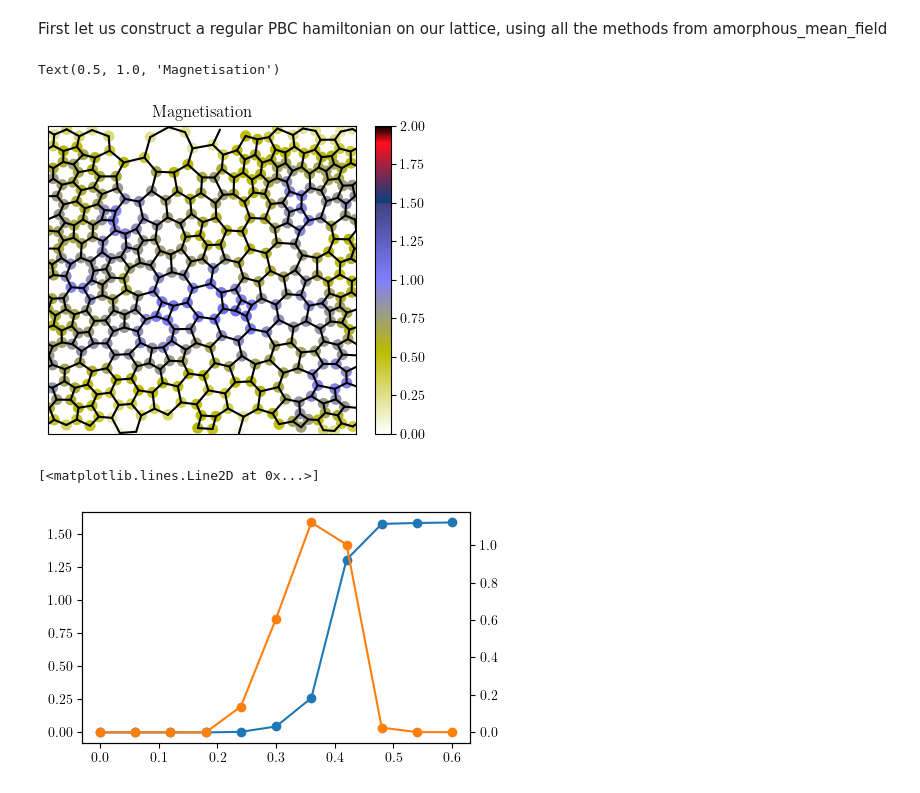
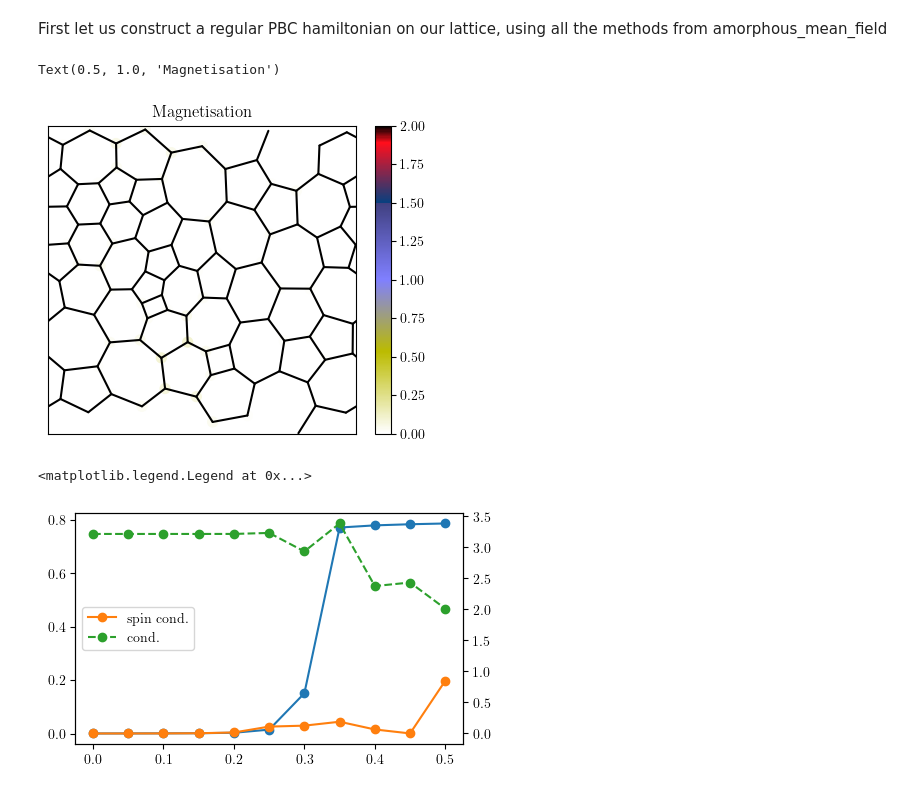
Before and after one commit to dpreuo/alter_morph, a Jupyter notebook: scan_Js.ipynb, the cells around one changed output. Cells and saved outputs as stored; diff of their text form; code cells hidden in the pictures.

```diff
--- a/scan_Js.ipynb
+++ b/scan_Js.ipynb
@@ -34,7 +37,7 @@ First let us construct a regular PBC hamiltonian on our lattice, using all the m
 import koala.graph_utils
 
 # create lattice
-system_length = 20
+system_length = 10
 lattice_type = "voronoi"
 lattice = alter_lattice_maker(system_length, lattice_type)
 lattice = koala.graph_utils.cut_boundaries(lattice, [False, True])
@@ -42,10 +45,12 @@ lattice = koala.graph_utils.cut_boundaries(lattice, [False, True])
 # set parameters, scan different values of J
 t1 = 1  # orbital parallel neighbor hopping
 t2 = 0.5  # orbital perpendicular neighbor hopping
-Js = np.linspace(0,0.6,11)  # Interaction strength
-filling = 0.4  # filling of the lattice
+Js = np.linspace(0.,0.5,11)  # Interaction strength
+filling = 0.2  # filling of the lattice
 theta_offset = np.pi/4 #global rotation of the orbitals
-n_fock_steps = 10  # number of Fock steps
+
+tol_mdiff = 1e-3
+n_fock_steps = 300  # number of Hartree-Fock steps
 lead_symmetry = np.diag([-1,-1,1,1])
 
 results = []
@@ -62,7 +67,7 @@ for J in Js:
     }
 
 
-    m_values = hartree_fock(lattice, initial_parameters, n_fock_steps)
+    m_values = hartree_fock(lattice, initial_parameters, n_fock_steps,tol_mdiff=1e-2)
 
     # make ham and solve
     hamiltonian = alt_hamiltonian(
@@ -78,30 +83,30 @@ for J in Js:
     results.append(dict(initial_m=initial_m,initial_parameters=initial_parameters,m_values=m_values,lattice=lattice))
 # %%
 # plot that shit for one J
-idx = 4
+idx = 5
 J = Js[idx]
 m_values = results[idx]['m_values']
 
 fig, ax = plt.subplots(1, 1, figsize=(5, 4))
 pl.plot_edges(lattice, ax=ax)
 im = ax.scatter(
     lattice.vertices.positions[:, 0],
     lattice.vertices.positions[:, 1],
     c=m_values[-1],
     cmap="gist_stern_r",
     s=50,
     vmin=0,
     vmax=2,
 )
 plt.colorbar(im, ax=ax)
 ax.set_aspect("equal")
 ax.set_xticks([])
 ax.set_yticks([])
 ax.set_title("Magnetisation")
 # print(lattice)
 # %% [output]
 Text(0.5, 1.0, 'Magnetisation')
-[figure, old version]
+[figure, new version]
 # %%
 from alter_morph.kwant_utilities import (
     crack_hamiltonian_for_contacts_kwant,
@@ -134,13 +139,18 @@ for result in results:
     g = np.array([[smatrix.transmission((1,j),(0,i)) for j in range(2)] for i in range(2)])
     result['spin_cond'] = g
 # %%
-g_spin = [result['spin_cond'][0,0]-result['spin_cond'][1,1] for result in results]
+g_spin = np.abs([result['spin_cond'][0,0]-result['spin_cond'][1,1] for result in results])
+g = np.abs([result['spin_cond'][0,0]+result['spin_cond'][1,1] for result in results])
+
 m_avg = [result['m_values'][-1].mean() for result in results]
 
 fig, ax = plt.subplots(1, 1, figsize=(5, 3))
 axL = ax.twinx()
 ax.plot(Js,m_avg,'-o',color='tab:blue',label='avg. magnetization')
 axL.plot(Js,g_spin,'-o',color='tab:orange',label='spin cond.')
+axL.plot(Js,g,'--o',color='tab:green',label='cond.')
+
+axL.legend()
 # %% [output]
-[<matplotlib.lines.Line2D at 0x...>]
+<matplotlib.legend.Legend at 0x...>
-[figure, old version]
+[figure, new version]
```
Also changed, not shown: parts of 2 cells of this notebook, 8 other files.
